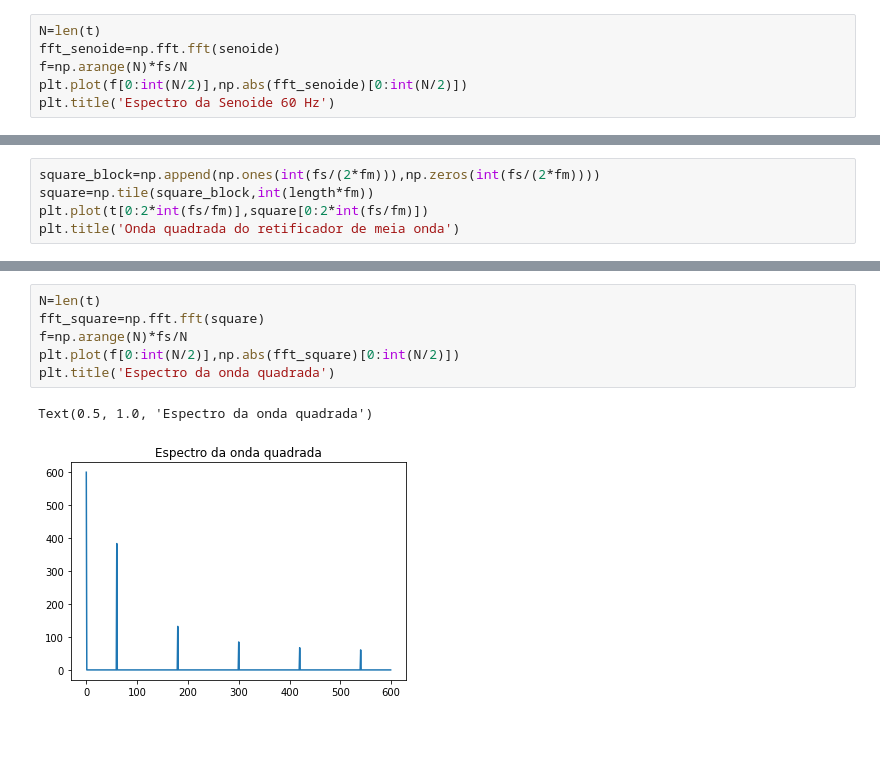
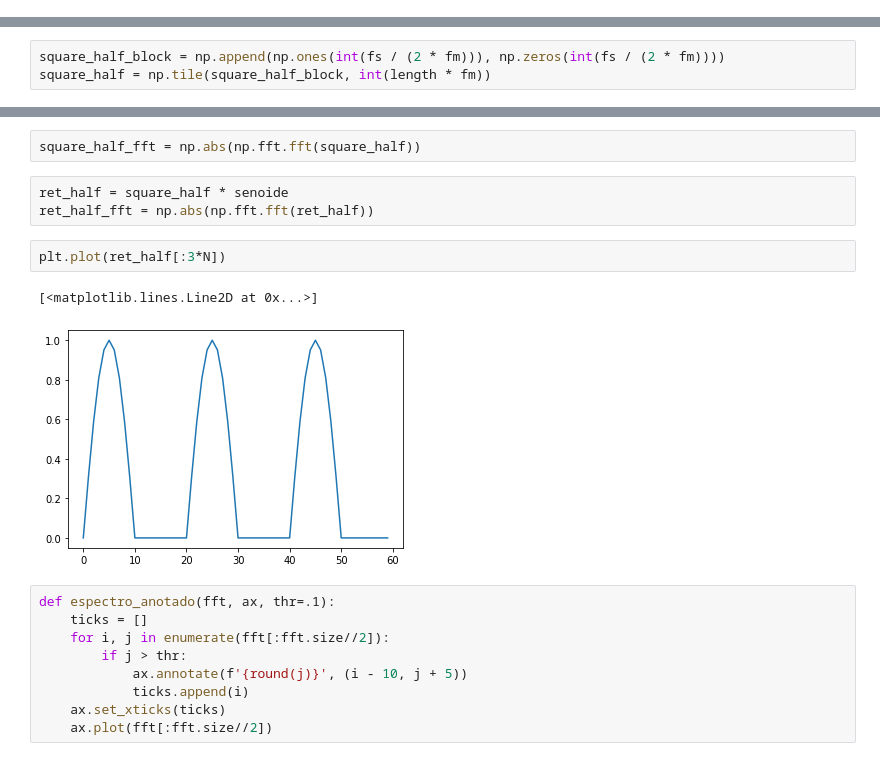
Before and after one commit to gnsoares/UNICAMP_EA619_SystemsAnalysis, a Jupyter notebook: exp3/Harmonicas_Exploracao.ipynb, the cells around one changed output, grey strips where cells are left out. Drawn from its saved outputs; the diff is of its cells as text; blank space fills up the shorter version.

```diff
--- a/exp3/Harmonicas_Exploracao.ipynb
+++ b/exp3/Harmonicas_Exploracao.ipynb
@@ -67,6 +31,0 @@ Text(0.5, 1.0, 'Senoide 60 Hz')
-# %%
-N=len(t)
-fft_senoide=np.fft.fft(senoide)
-f=np.arange(N)*fs/N
-plt.plot(f[0:int(N/2)],np.abs(fft_senoide)[0:int(N/2)])
-plt.title('Espectro da Senoide 60 Hz')
@@ -76,5 +34,3 @@ Text(0.5, 1.0, 'Espectro da Senoide 60 Hz')
 # %%
-square_block=np.append(np.ones(int(fs/(2*fm))),np.zeros(int(fs/(2*fm))))
-square=np.tile(square_block,int(length*fm))
-plt.plot(t[0:2*int(fs/fm)],square[0:2*int(fs/fm)])
-plt.title('Onda quadrada do retificador de meia onda')
+square_half_block = np.append(np.ones(int(fs / (2 * fm))), np.zeros(int(fs / (2 * fm))))
+square_half = np.tile(square_half_block, int(length * fm))
@@ -84,9 +37,19 @@ Text(0.5, 1.0, 'Onda quadrada do retificador de meia onda')
-# %%
-N=len(t)
-fft_square=np.fft.fft(square)
-f=np.arange(N)*fs/N
-plt.plot(f[0:int(N/2)],np.abs(fft_square)[0:int(N/2)])
-plt.title('Espectro da onda quadrada')
-# %% [output]
-Text(0.5, 1.0, 'Espectro da onda quadrada')
-[figure, removed]
+# %%
+square_half_fft = np.abs(np.fft.fft(square_half))
+# %%
+ret_half = square_half * senoide
+ret_half_fft = np.abs(np.fft.fft(ret_half))
+# %%
+plt.plot(ret_half[:3*N])
+# %% [output]
+[<matplotlib.lines.Line2D at 0x...>]
+[figure, added]
+# %%
+def espectro_anotado(fft, ax, thr=.1):
+    ticks = []
+    for i, j in enumerate(fft[:fft.size//2]):
+        if j > thr:
+            ax.annotate(f'{round(j)}', (i - 10, j + 5))
+            ticks.append(i)
+    ax.set_xticks(ticks)
+    ax.plot(fft[:fft.size//2])
```
Also changed, not shown: parts of 28 cells of this notebook.
